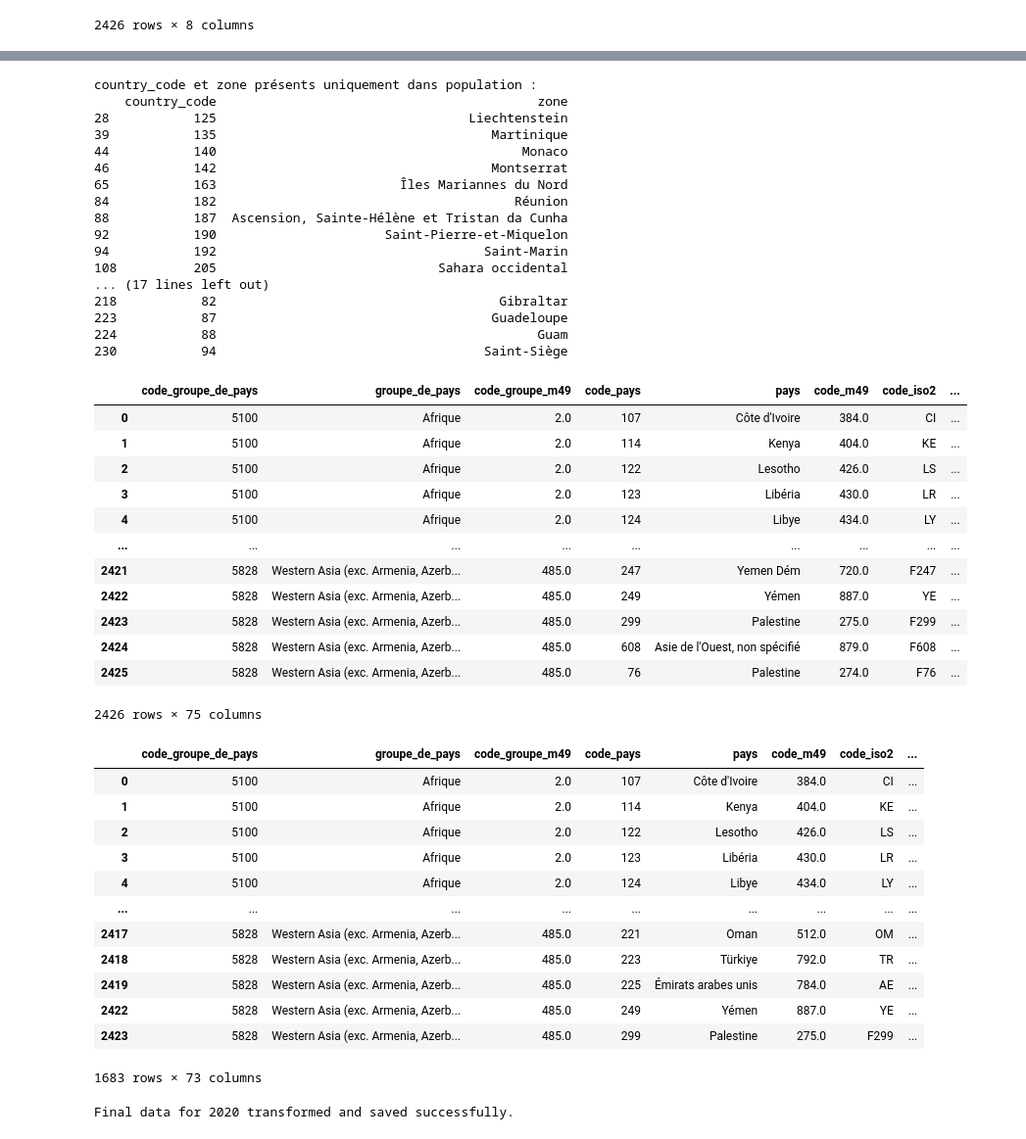
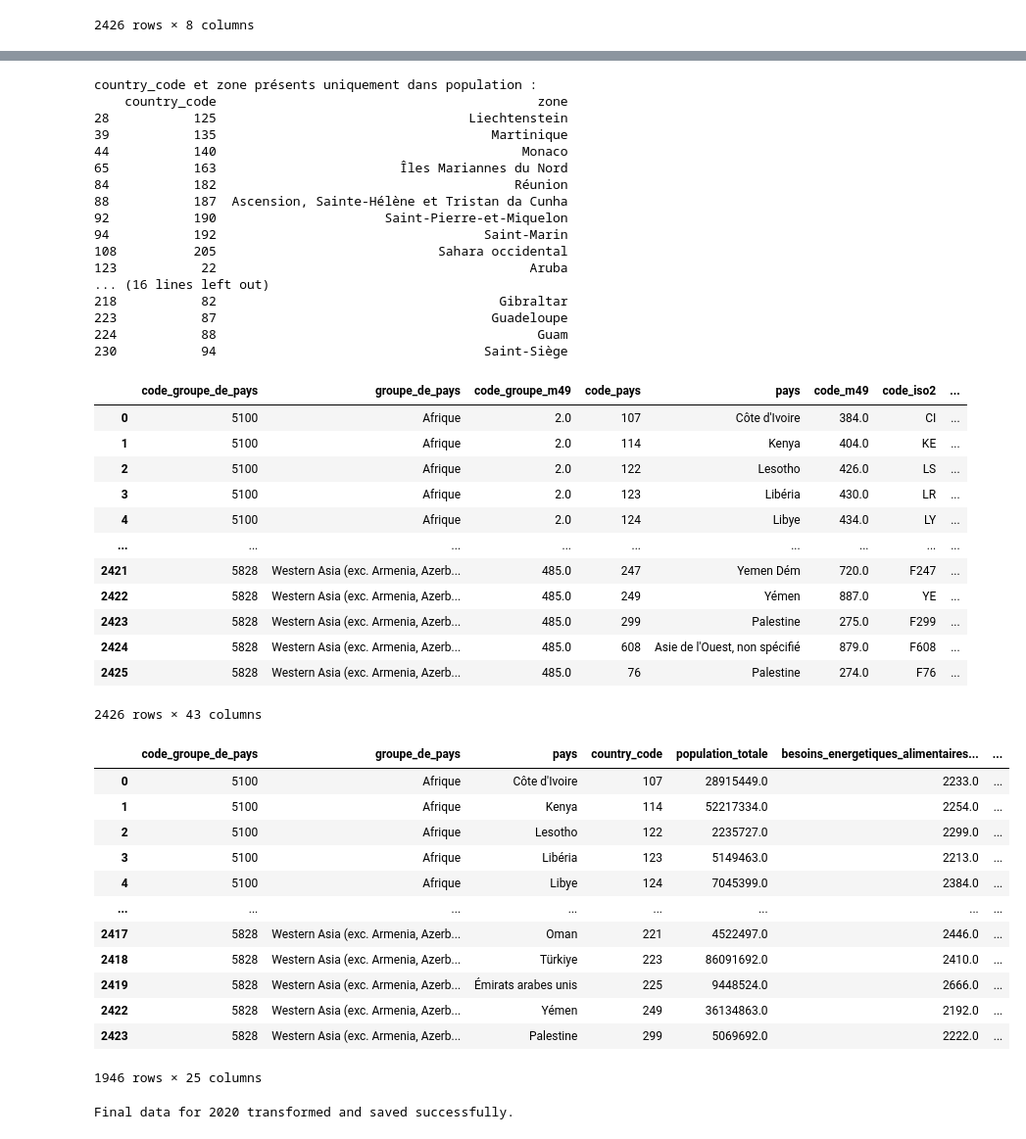
Before and after one commit to IshemZ/projet-poule-qui-chante, a Jupyter notebook: notebooks/merge.ipynb, the cells around one changed output, grey strips where cells are left out. Shown at 98% size. Saved outputs shown, nothing was run; the diff lists cells and outputs as text; code cells hidden in the pictures.

```diff
--- a/notebooks/merge.ipynb
+++ b/notebooks/merge.ipynb
@@ -8,3 +12,11 @@ groupe_pays = pd.read_csv("../export/groupe_pays.csv", sep=",", dtype={"code_pay
 # %%
+indices_commerciaux = indices_commerciaux.drop(columns=[
+    "indice_de_valeur_unitaire_a_l'import_(2014-2016_=_100)",
+    "indice_de_valeur_unitaire_a_l'export_(2014-2016_=_100)",
+    "indice_de_quantite_d'exportation_(2014-2016_=_100)",
+    "indice_de_quantite_d'importation_(2014-2016_=_100)",
+    "indice_de_valeur_d'exportation_(2014-2016_=_100)",
+    "indice_de_valeur_des_importations_(2014-2016_=_100)",
+])
 indices_commerciaux
 # %% [output]
@@ -24,3 +36,4 @@ indices_commerciaux
 # %%
+population = population.drop(columns=["femmes", "hommes", "population_rurale", "population_urbaine"])
 population
 # %% [output]
@@ -69,3 +125,6 @@ groupe_pays
 | 2424 | 5828 | Western Asia (exc. Armenia, Azerb... | 485.0 | 608 | Asie de l'Ouest, non spécifié | 879.0 | F608 | ... |
 | 2425 | 5828 | Western Asia (exc. Armenia, Azerb... | 485.0 | 76 | Palestine | 274.0 | F76 | ... |
 2426 rows × 8 columns
+# %%
+indicateur_emploi = indicateur_emploi.rename(columns={"valeur": "indicateur_emploi"})
+indicateur_emploi
@@ -98,6 +263,8 @@ Présents dans indices_commerciaux mais pas dans population : set()
 # %%
 # Codes présents uniquement dans population
-uniques_pop = codes_pop - (codes_sec | codes_indices)
+uniques_pop = codes_pop - (codes_sec | codes_indices | codes_indicateur_emploi |
+                        codes_valeur_prod_agricole | codes_culture_prod_poulet |
+                        codes_bilan_alimentaire)
 
 # Afficher les country_code et zone correspondants
 print("country_code et zone présents uniquement dans population :")
@@ -108,14 +275,14 @@ country_code et zone présents uniquement dans population :
 28           125                                 Liechtenstein
 39           135                                    Martinique
 44           140                                        Monaco
-46           142                                    Montserrat
 65           163                        Îles Mariannes du Nord
 84           182                                       Réunion
 88           187  Ascension, Sainte-Hélène et Tristan da Cunha
 92           190                      Saint-Pierre-et-Miquelon
 94           192                                   Saint-Marin
 108          205                             Sahara occidental
-... (17 lines left out)
+123           22                                         Aruba
+... (16 lines left out)
 218           82                                     Gibraltar
 223           87                                    Guadeloupe
 224           88                                          Guam
@@ -125,6 +292,10 @@ def merge_all():
     df_merged = pd.merge(groupe_pays, population, left_on='code_pays', right_on='country_code', how='left', suffixes=('_pop', '_secu'))
     df_merged = pd.merge(df_merged, securite_alimentaire, left_on='code_pays', right_on='country_code', how='left', suffixes=('', '_secu'))
     df_merged = pd.merge(df_merged, indices_commerciaux, left_on='code_pays', right_on='country_code', how='left', suffixes=('', '_indices'))
+    df_merged = pd.merge(df_merged, indicateur_emploi, left_on='code_pays', right_on='country_code', how='left', suffixes=('', '_emploi'))
+    df_merged = pd.merge(df_merged, valeur_prod_agricole, left_on='code_pays', right_on='country_code', how='left', suffixes=('', '_valeur_prod_agricole'))
+    df_merged = pd.merge(df_merged, culture_prod_poulet, left_on='code_pays', right_on='country_code', how='left', suffixes=('', '_culture_prod_poulet'))
+    df_merged = pd.merge(df_merged, bilan_alimentaire, left_on='code_pays', right_on='country_code', how='left', suffixes=('', '_bilan_alimentaire'))
     return df_merged
 
 df_merged = merge_all()
@@ -142,29 +313,48 @@ df_merged
 | 2423 | 5828 | Western Asia (exc. Armenia, Azerb... | 485.0 | 299 | Palestine | 275.0 | F299 | ... |
 | 2424 | 5828 | Western Asia (exc. Armenia, Azerb... | 485.0 | 608 | Asie de l'Ouest, non spécifié | 879.0 | F608 | ... |
 | 2425 | 5828 | Western Asia (exc. Armenia, Azerb... | 485.0 | 76 | Palestine | 274.0 | F76 | ... |
-2426 rows × 75 columns
+2426 rows × 43 columns
 # %%
 def clean_df(df_merged):
-    df_merged = df_merged.drop(columns=['country_code_secu', 'country_code_indices'])
-    df_merged = df_merged.dropna(subset=['country_code', 'zone_secu', 'zone_indices'])
+    df_merged = df_merged.drop(columns=[
+        'country_code_secu',
+        'country_code_indices',
+        'country_code_emploi',
+        'country_code_valeur_prod_agricole',
+        'country_code_culture_prod_poulet',
+        'country_code_bilan_alimentaire',
+        'zone_secu',
+        'zone_indices',
+        'zone_emploi',
+        'zone_valeur_prod_agricole',
+        'zone_culture_prod_poulet',
+        'zone_bilan_alimentaire',
+        'code_iso3',
+        'code_iso2',
+        'code_m49',
+        'code_groupe_m49',
+        'code_pays',
+        'zone'
+    ])
+    df_merged = df_merged.dropna(subset=['country_code'])
     return df_merged
 
 df_merged = clean_df(df_merged)
 df_merged
 # %% [output]
-|  | code_groupe_de_pays | groupe_de_pays | code_groupe_m49 | code_pays | pays | code_m49 | code_iso2 | ... |
-| 0 | 5100 | Afrique | 2.0 | 107 | Côte d'Ivoire | 384.0 | CI | ... |
-| 1 | 5100 | Afrique | 2.0 | 114 | Kenya | 404.0 | KE | ... |
-| 2 | 5100 | Afrique | 2.0 | 122 | Lesotho | 426.0 | LS | ... |
-| 3 | 5100 | Afrique | 2.0 | 123 | Libéria | 430.0 | LR | ... |
-| 4 | 5100 | Afrique | 2.0 | 124 | Libye | 434.0 | LY | ... |
-| ... | ... | ... | ... | ... | ... | ... | ... | ... |
-| 2417 | 5828 | Western Asia (exc. Armenia, Azerb... | 485.0 | 221 | Oman | 512.0 | OM | ... |
-| 2418 | 5828 | Western Asia (exc. Armenia, Azerb... | 485.0 | 223 | Türkiye | 792.0 | TR | ... |
-| 2419 | 5828 | Western Asia (exc. Armenia, Azerb... | 485.0 | 225 | Émirats arabes unis | 784.0 | AE | ... |
-| 2422 | 5828 | Western Asia (exc. Armenia, Azerb... | 485.0 | 249 | Yémen | 887.0 | YE | ... |
-| 2423 | 5828 | Western Asia (exc. Armenia, Azerb... | 485.0 | 299 | Palestine | 275.0 | F299 | ... |
+|  | code_groupe_de_pays | groupe_de_pays | pays | country_code | population_totale | besoins_energetiques_alimentaires... | ... |
+| 0 | 5100 | Afrique | Côte d'Ivoire | 107 | 28915449.0 | 2233.0 | ... |
+| 1 | 5100 | Afrique | Kenya | 114 | 52217334.0 | 2254.0 | ... |
+| 2 | 5100 | Afrique | Lesotho | 122 | 2235727.0 | 2299.0 | ... |
+| 3 | 5100 | Afrique | Libéria | 123 | 5149463.0 | 2213.0 | ... |
+| 4 | 5100 | Afrique | Libye | 124 | 7045399.0 | 2384.0 | ... |
+| ... | ... | ... | ... | ... | ... | ... | ... |
+| 2417 | 5828 | Western Asia (exc. Armenia, Azerb... | Oman | 221 | 4522497.0 | 2446.0 | ... |
+| 2418 | 5828 | Western Asia (exc. Armenia, Azerb... | Türkiye | 223 | 86091692.0 | 2410.0 | ... |
+| 2419 | 5828 | Western Asia (exc. Armenia, Azerb... | Émirats arabes unis | 225 | 9448524.0 | 2666.0 | ... |
+| 2422 | 5828 | Western Asia (exc. Armenia, Azerb... | Yémen | 249 | 36134863.0 | 2192.0 | ... |
+| 2423 | 5828 | Western Asia (exc. Armenia, Azerb... | Palestine | 299 | 5069692.0 | 2222.0 | ... |
-1683 rows × 73 columns
+1946 rows × 25 columns
 # %%
 def save_merge_csv(df_merged):
     df_merged.to_csv("../export/final_data_2020.csv", index=False, sep=",", encoding="utf-8-sig")
```
Also changed, not shown: parts of 9 cells of this notebook, 4 other files.
